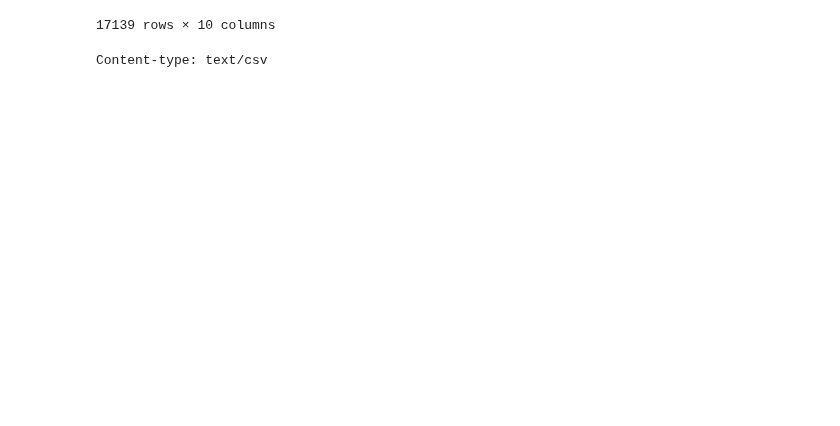
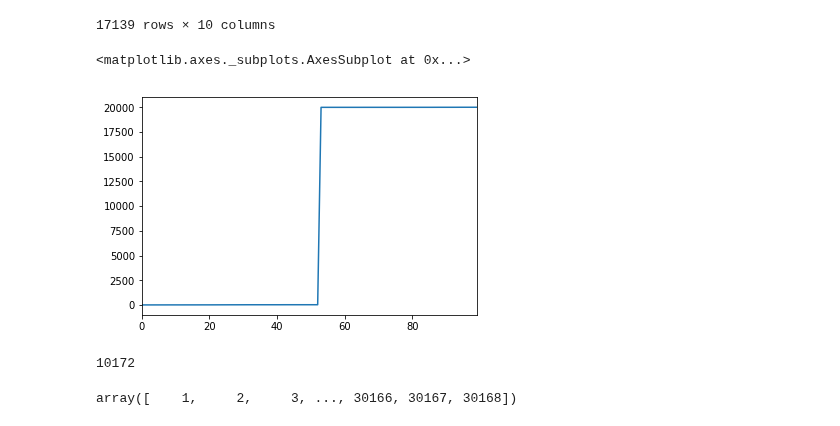
Before and after one commit to evankielley/IceDEF, a Jupyter notebook: notebooks/iip_iceberg_data.ipynb, the cells around one changed output. Drawn from its saved outputs; the diff is of its cells as text; code cells hidden in the pictures; blank space fills up the shorter version.

Commit message:
added some functions that study the iceberg data and some basemap plots but they are not showing any data as of now

```diff
--- a/notebooks/iip_iceberg_data.ipynb
+++ b/notebooks/iip_iceberg_data.ipynb
@@ -40,7 +41,8 @@ df
 | 17137 | 2014 | 30168 | 9/25/2014 | 1554 | 49.91 | -54.00 | R/V | SM | BLK | GTJZ |
 | 17138 | 2014 | 30168 | 9/28/2014 | 1854 | 48.63 | -52.91 | R/V | VLG | GEN | SHIP |
 17139 rows × 10 columns
-# %%
-a
-# %% [output]
-Content-type: text/csv
+# %%
+df['BERG_NUMBER'][:100].plot()
+# %% [output]
+<matplotlib.axes._subplots.AxesSubplot at 0x...>
+[figure, added]
@@ -46,0 +59,4 @@ Content-type: text/csv
+# %%
+num_unique_berg_ids(df, 'BERG_NUMBER')
+# %% [output]
+10172
@@ -46,0 +72,4 @@ Content-type: text/csv
+# %%
+arr_unique_berg_ids(df, 'BERG_NUMBER')
+# %% [output]
+array([    1,     2,     3, ..., 30166, 30167, 30168])
```
Also changed, not shown: parts of 19 cells of this notebook.
